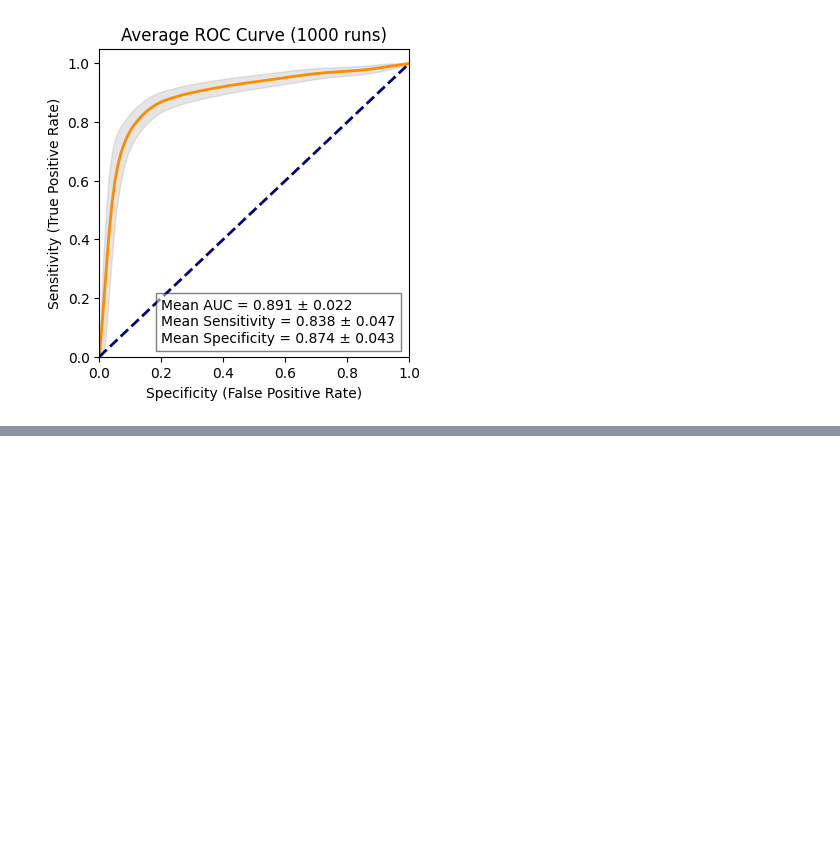
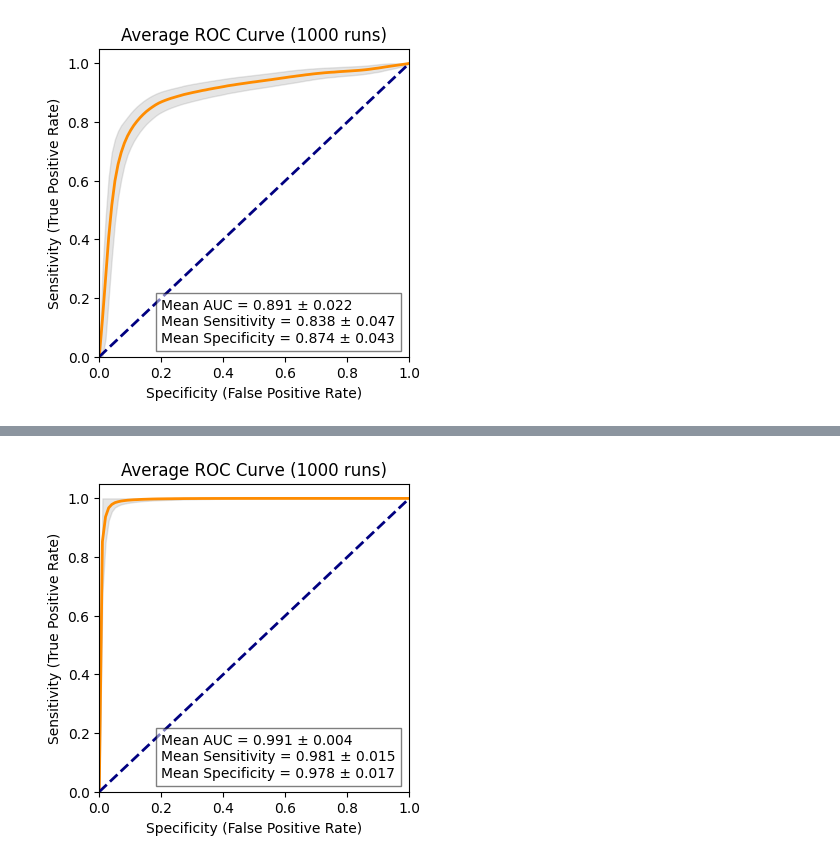
Before and after one commit to andreakiro/delirium-pub, a Jupyter notebook: v2/mcmc.ipynb, the cells around one changed output, grey strips where cells are left out. Cells and saved outputs as stored; diff of their text form; code cells hidden in the pictures; blank space fills up the shorter version.

```diff
--- a/v2/mcmc.ipynb
+++ b/v2/mcmc.ipynb
@@ -59,6 +59,7 @@ def evaluate_model(y_true, y_pred, y_pred_proba, verbose=True):
 # Ridge with MCMC on dataset
 # %%
 metrics = []
+models = []
 num_mcmc = 1000
 test_size = 0.2
 
@@ -84,6 +85,7 @@ for i in range(num_mcmc):
     y_pred_proba = best_model.decision_function(X_test)
 
     metrics.append(evaluate_model(y_test, y_pred, y_pred_proba, verbose=False))
+    models.append(best_model)
 
 print("Done 🥸")
 # %% [output]
@@ -106,6 +108,8 @@ with open('ridge_mcmc_metrics.json', 'w') as f:
     json.dump(json_metrics, f)
 # %%
 best_metric = max(metrics, key=lambda x: x['auc'])
+best_model = models[metrics.index(best_metric)]
+best_index = metrics.index(best_metric)
 print(f"Best metric: {best_metric['auc']}")
 # %% [output]
 Best metric: 0.953257932138925
@@ -198,0 +304,60 @@ plot_average_roc(metrics)
+# %%
+import numpy as np
+from sklearn.metrics import auc
+import matplotlib.pyplot as plt
+
+def plot_average_roc(metrics, n_runs=1000):
+    # Initialize variables
+    mean_fpr = np.linspace(0, 1, 100)
+    tprs = []
+    aucs = []
+    sensitivities = []
+    specificities = []
+
+    # Interpolate all ROC curves
+    for metric in metrics:
+        tprs.append(np.interp(mean_fpr, metric['fpr'], metric['tpr']))
+        tprs[-1][0] = 0.0
+        aucs.append(metric['auc'])
+        sensitivities.append(metric['sensitivity'])
+        specificities.append(metric['specificity'])
+
+    # Calculate mean and std
+    mean_tpr = np.mean(tprs, axis=0)
+    mean_tpr[-1] = 1.0
+    mean_auc = auc(mean_fpr, mean_tpr)
+    std_auc = np.std(aucs)
+    mean_sensitivity = np.mean(sensitivities)
+    mean_specificity = np.mean(specificities)
+
+    # Plot the average ROC curve
+    plt.figure(figsize=(4, 4))
+    plt.plot(mean_fpr, mean_tpr, color='darkorange', lw=2)
+    plt.plot([0, 1], [0, 1], color='navy', lw=2, linestyle='--')
+
+    # Plot the standard deviation area
+    std_tpr = np.std(tprs, axis=0)
+    tprs_upper = np.minimum(mean_tpr + std_tpr, 1)
+    tprs_lower = np.maximum(mean_tpr - std_tpr, 0)
+    plt.fill_between(mean_fpr, tprs_lower, tprs_upper, color='grey', alpha=.2)
+
+    plt.xlim([0.0, 1.0])
+    plt.ylim([0.0, 1.05])
+    plt.xlabel('Specificity (False Positive Rate)')
+    plt.ylabel('Sensitivity (True Positive Rate)')
+    plt.title(f'Average ROC Curve ({n_runs} runs)')
+
+    # Add custom text box
+    std_sensitivity = np.std(sensitivities)
+    std_specificity = np.std(specificities)
+    plt.text(0.20, 0.05, f'Mean AUC = {mean_auc:.3f} ± {std_auc:.3f}\nMean Sensitivity = {mean_sensitivity:.3f} ± {std_sensitivity:.3f}\nMean Specificity = {mean_specificity:.3f} ± {std_specificity:.3f}',
+             bbox=dict(facecolor='white', alpha=0.5))
+
+    # save fig as pdf
+    plt.savefig('roc-top12-xgboost-vae-mcmc-average.pdf', format='pdf', bbox_inches='tight')
+    plt.show()
+    plt.close()
+# Assuming 'metrics' is your list of 1000 metric dictionaries
+plot_average_roc(metrics)
+# %% [output]
+[figure, added]
```
Also changed, not shown: parts of 6 cells of this notebook, 3 other files.
